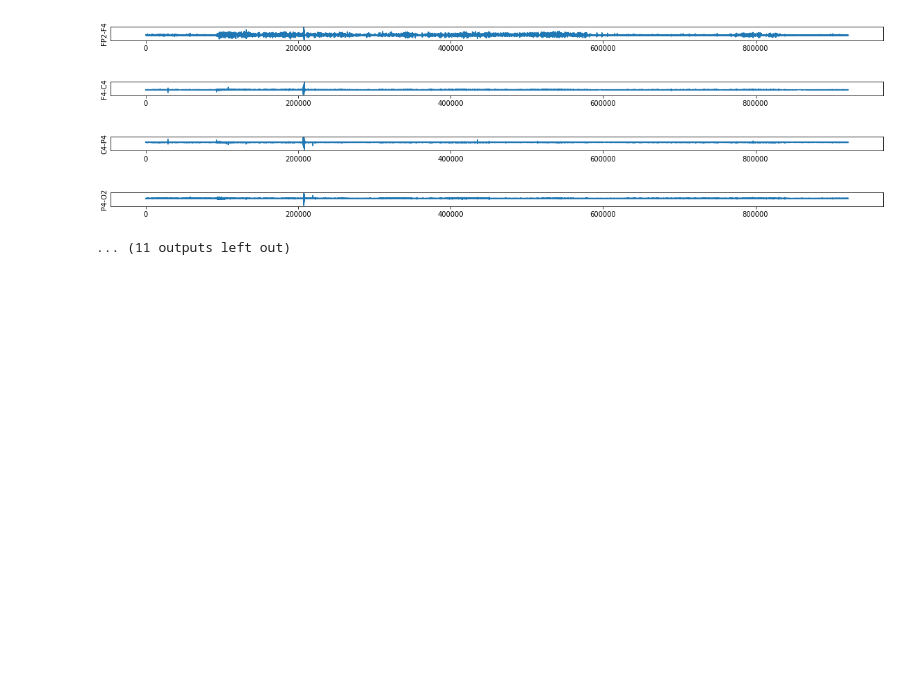
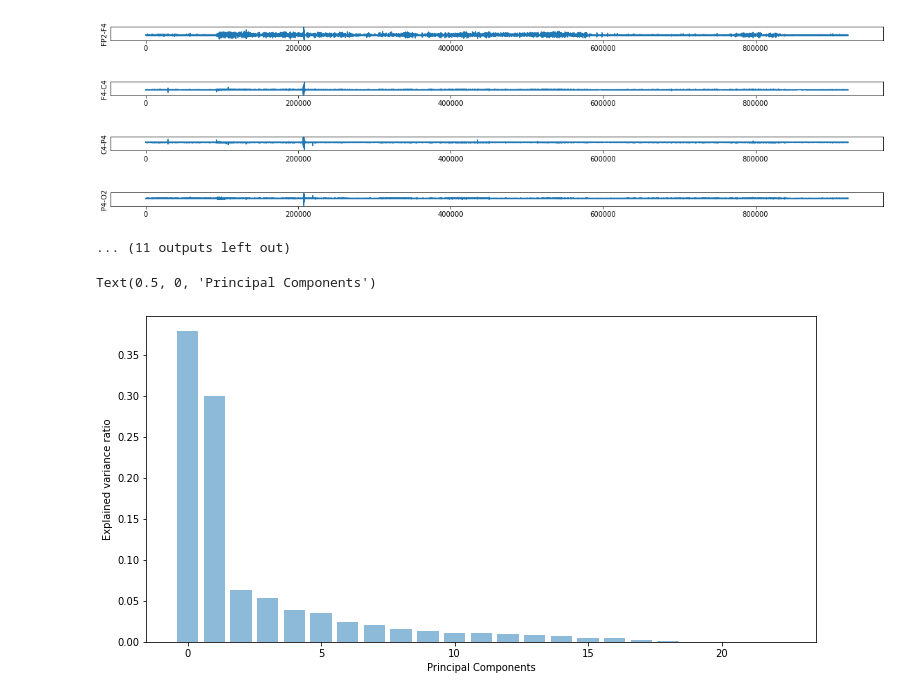
Before and after one commit to inamiotko/EEG_dimensiality_reduction, a Jupyter notebook: dimentiality_reduction.ipynb, the cells around one changed output. Cells and saved outputs as stored; diff of their text form; code cells hidden in the pictures; blank space fills up the shorter version.

```diff
--- a/dimentiality_reduction.ipynb
+++ b/dimentiality_reduction.ipynb
@@ -13,2 +24,2 @@ import mne
 # %%
-file = "/content/chb03_01.edf"
+file = "/content/drive/MyDrive/chb03_01.edf"
@@ -69,0 +93,15 @@ for i in range (len(channels)):
+# %%
+# PCA
+# checking for the proper amount of principal components
+pca=PCA()
+pca.fit(raw_data)
+cumsum=np.cumsum(pca.explained_variance_ratio_)
+transformed_pca = pca.transform(raw_data)
+explained_variance = pca.explained_variance_ratio_
+plt.figure(figsize=(12, 6))
+plt.bar(range(len(explained_variance)), explained_variance, alpha=0.5)
+plt.ylabel('Explained variance ratio')
+plt.xlabel('Principal Components')
+# %% [output]
+Text(0.5, 0, 'Principal Components')
+[figure, added]
```
Also changed, not shown: parts of 17 cells of this notebook.
